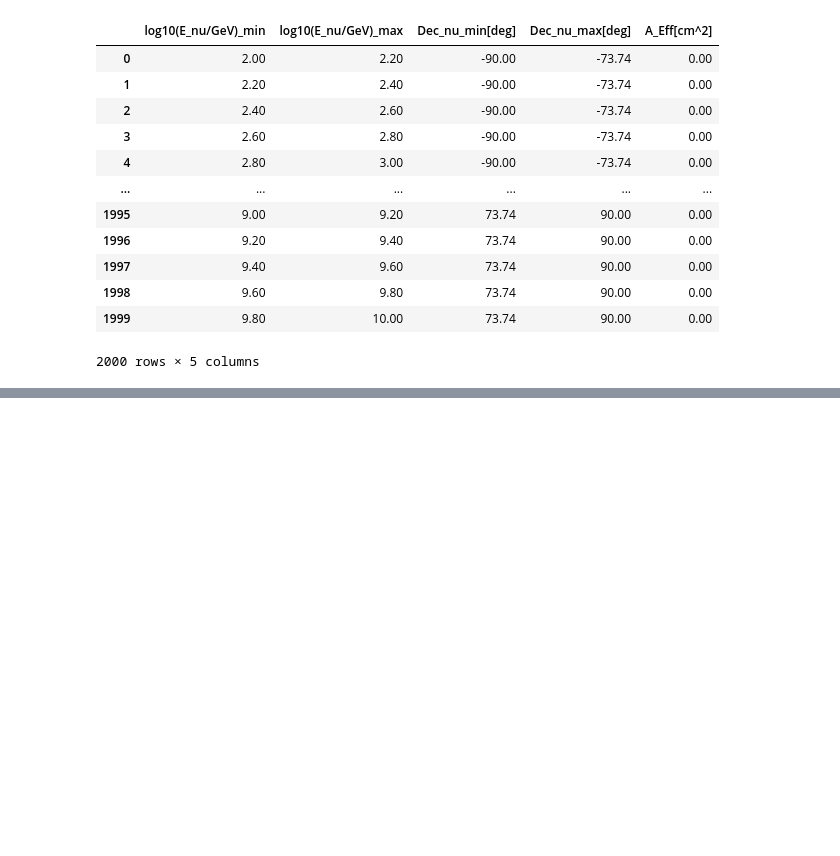
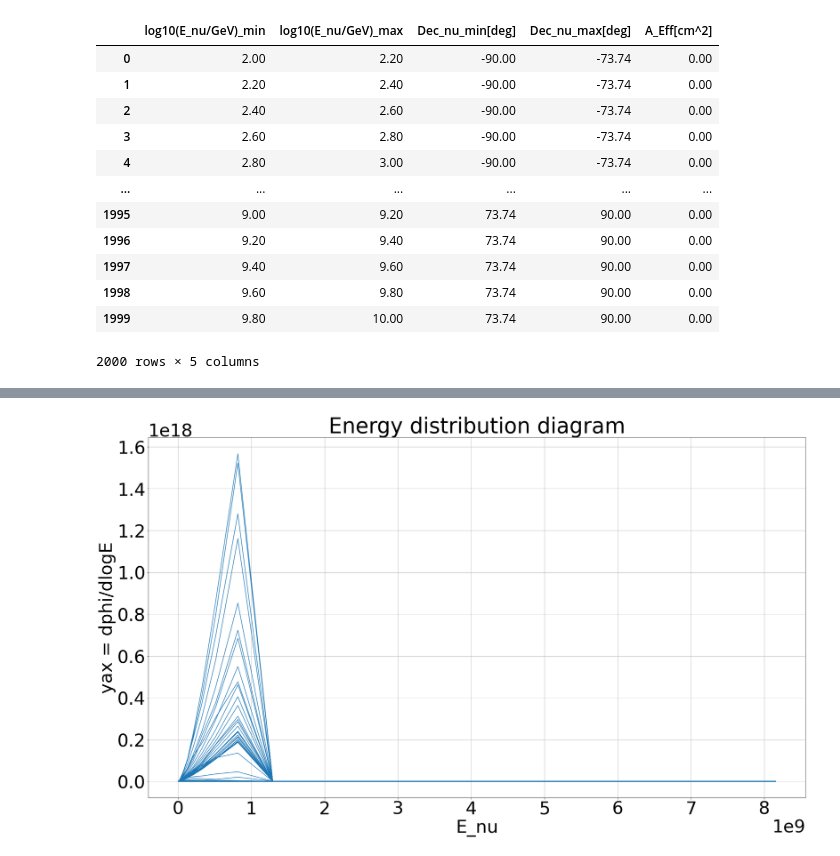
Before and after one commit to DarkWake9/Project-IceCube-Legacy, a Jupyter notebook: 1b3.ipynb, the cells around one changed output, grey strips where cells are left out. Cells and saved outputs as stored; diff of their text form; code cells hidden in the pictures; blank space fills up the shorter version.

```diff
--- a/1b3.ipynb
+++ b/1b3.ipynb
@@ -53,0 +59,12 @@ plt.savefig('test.jpg')
+# %%
+plt.figure(figsize=(32,18))
+plt.rcParams.update({'font.size': 48})
+plt.xlabel("E_nu")
+plt.ylabel("yax = dphi/dlogE")
+plt.title("Energy distribution diagram")
+plt.plot(e,yax)
+#plt.suptitle(filenamewithpath.replace('icecube_10year_ps/irfs/',''))
+plt.grid(True, which='both')
+plt.show()
+# %% [output]
+[figure, added]
```
Also changed, not shown: parts of 4 cells of this notebook, 1 other file.
